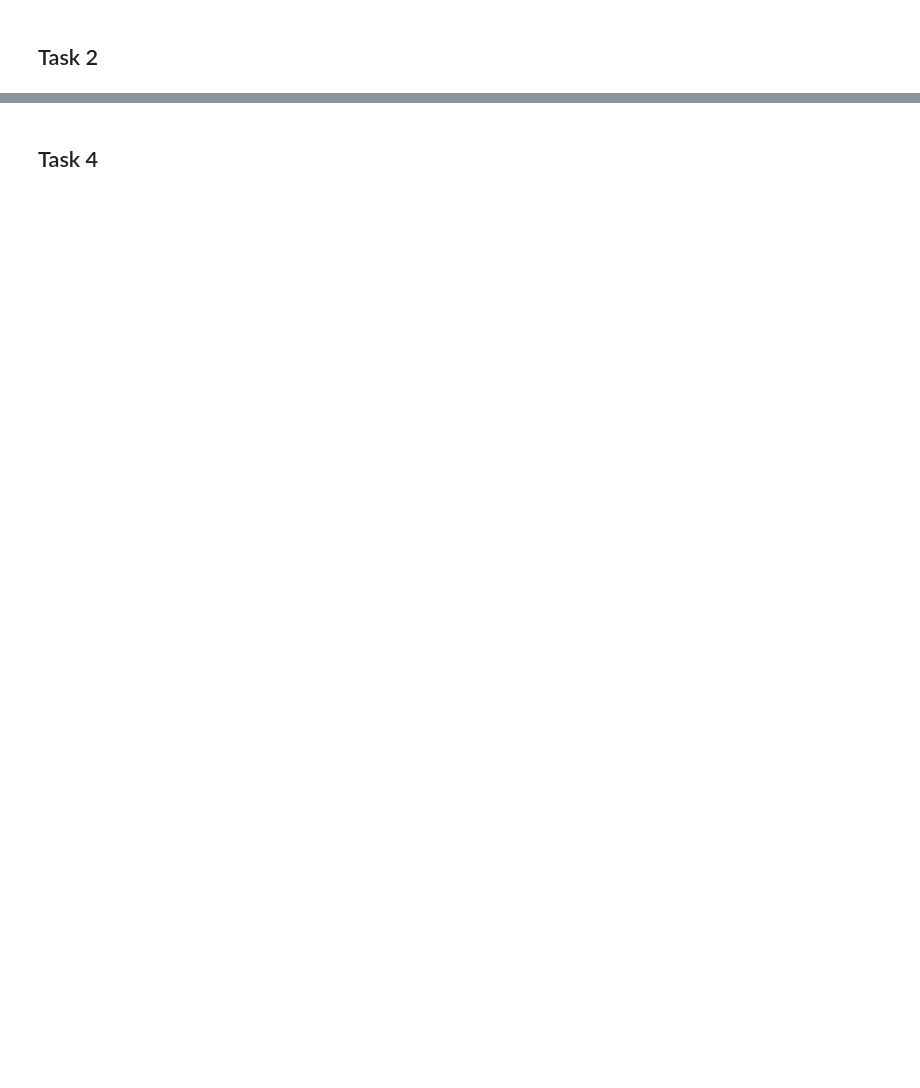
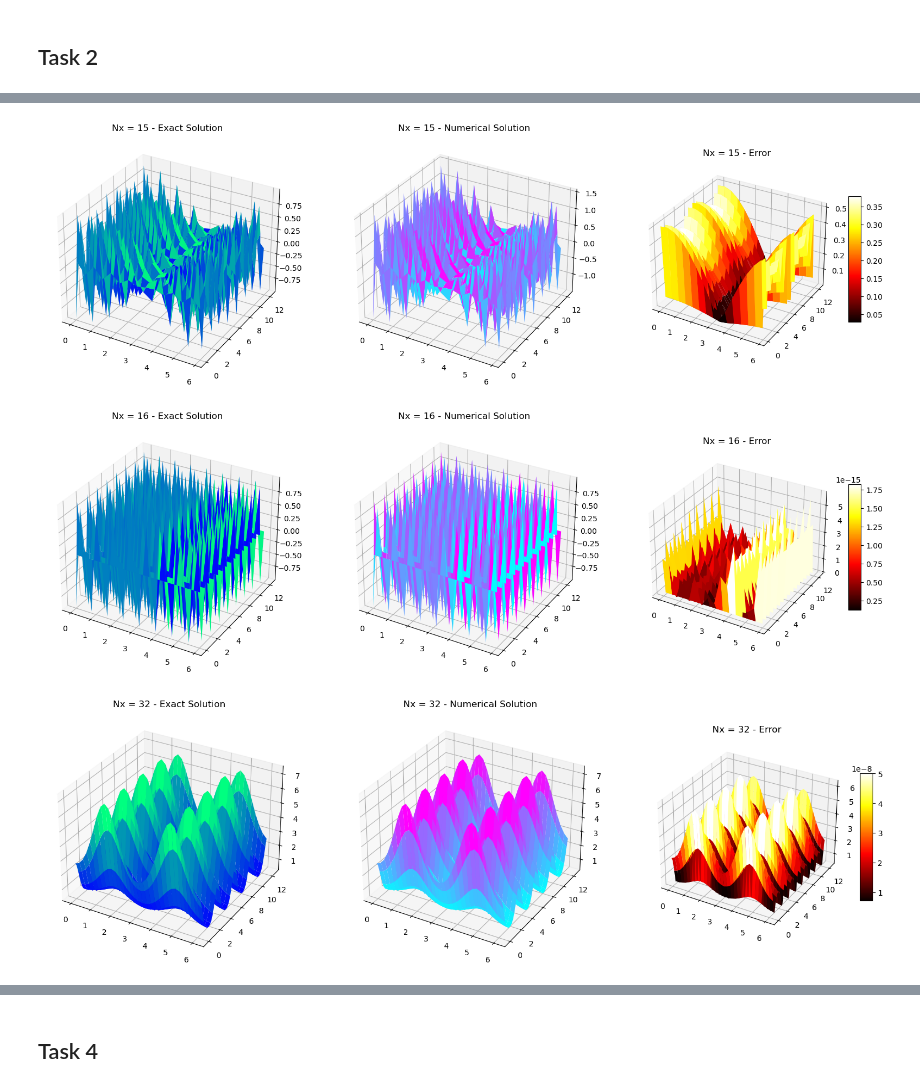
Before and after one commit to mathiatt04/computational_physics, a Jupyter notebook: cahn-hilliard/cahn_hilliard.ipynb, the cells around one changed output, grey strips where cells are left out. Cells and saved outputs as stored; diff of their text form; code cells hidden in the pictures; blank space fills up the shorter version.

```diff
--- a/cahn-hilliard/cahn_hilliard.ipynb
+++ b/cahn-hilliard/cahn_hilliard.ipynb
@@ -801,0 +349,64 @@ Nt             Error                    EOC
+# %%
+def plot_surface(X, Y, U_exact, U_num, error, title):
+    """
+    Plots 3D surface graphs for the exact solution, numerical solution, and error of a function
+    on a given grid.
+
+    Parameters:
+    -----------
+        X (ndarray)       : 2D array of x-coordinates for the grid.
+        Y (ndarray)       : 2D array of y-coordinates for the grid.
+        U_exact (ndarray) : 2D array representing the exact solution values of u(X, Y).
+        U_num (ndarray)   : 2D array representing the numerical (computed) solution values of u(X, Y).
+        error (ndarray)   : 2D array representing the difference between U_exact and U_num.
+        title (str)       : Title for the plots.
+    """
+
+    fig = plt.figure(figsize=(20, 6))
+
+    # Plot exact solution
+    ax1   = fig.add_subplot(131, projection='3d')
+    surf1 = ax1.plot_surface(X, Y, U_exact, cmap='winter')
+    ax1.set_title(f'{title} - Exact Solution')
+
+    # Plot numerical solution
+    ax2   = fig.add_subplot(132, projection='3d')
+    surf2 = ax2.plot_surface(X, Y, U_num, cmap='cool')
+    ax2.set_title(f'{title} - Numerical Solution')
+
+    # Plot error
+    ax3   = fig.add_subplot(133, projection='3d')
+    surf3 = ax3.plot_surface(X, Y, error, cmap='hot')
+    ax3.set_title(f'{title} - Error')
+    fig.colorbar(surf3, ax=ax3, shrink=0.5, aspect=10)
+
+    plt.show()
+
+# Nx and Ny values to be plotted
+Nx_values = np.array([15, 16, 32])
+Ny_values = 2 * Nx_values
+
+# Loops all the plotting og the grid sizes and functions wich
+for i, Nx in enumerate(Nx_values):
+    Ny   = Ny_values[i]
+    x    = np.linspace(0, Lx0, Nx, endpoint=False)
+    y    = np.linspace(0, Ly0, Ny, endpoint=False)
+    X, Y = np.meshgrid(x, y, indexing='ij')
+
+    # Evaluate exact solution and right-hand side
+    U_exact = u_ex2_1(X, Y) if i < 2 else u_ex2_2(X, Y)
+    F       = f2_1(X, Y) if i < 2 else f2_2(X, Y)
+    mean    = np.mean(U_exact)
+
+    # Solve numerical solution
+    U_num = biharmonic_solver(X, Y, F, 1, mean=mean) if i < 2 else biharmonic_solver(X, Y, F, 0, mean=mean)
+
+    # Compute error
+    error = np.abs(U_num - U_exact)
+
+    # Plot the surfaces for each case
+    plot_surface(X, Y, U_exact, U_num, error, f"Nx = {Nx}")
+# %% [output]
+[figure, added]
+[figure, added]
+[figure, added]
```
Also changed, not shown: parts of 97 cells of this notebook, 4 other files.
